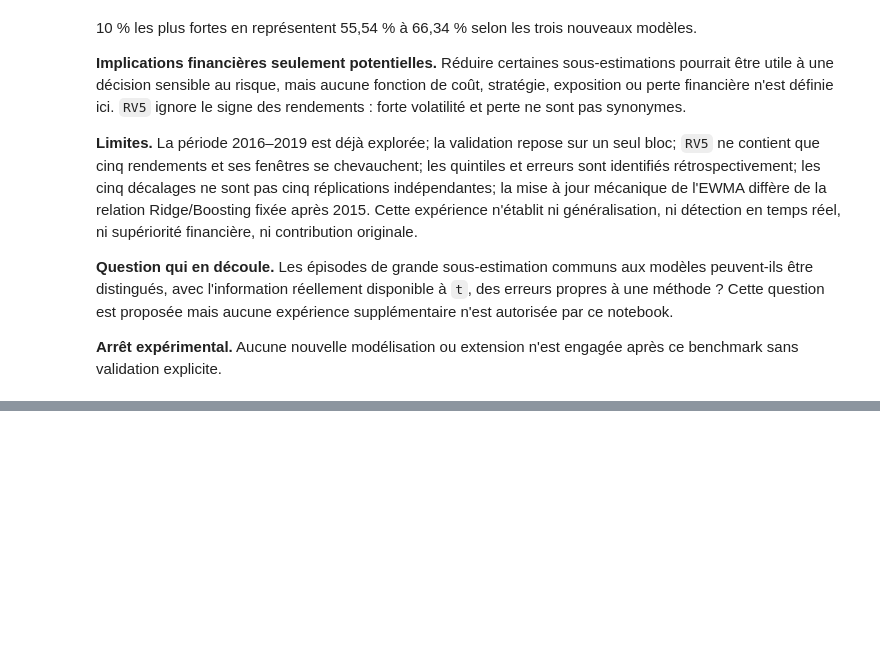
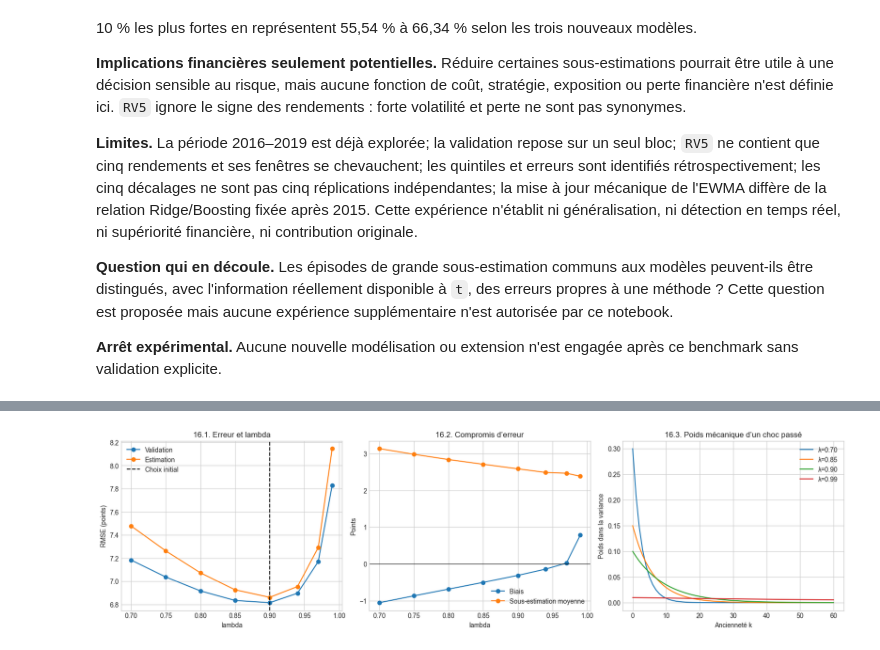
Before and after one commit to MOSSAWIII/ai-financial-risk-reliability, a Jupyter notebook: notebooks/05_benchmark_cinq_modeles.ipynb, the cells around one changed output, grey strips where cells are left out. Cells and saved outputs as stored; diff of their text form; code cells hidden in the pictures; blank space fills up the shorter version.

Commit message:
feat: deepen hyperparameter sensitivity analysis

```diff
--- a/notebooks/05_benchmark_cinq_modeles.ipynb
+++ b/notebooks/05_benchmark_cinq_modeles.ipynb
@@ -824,0 +911,22 @@ erreur absolue 5/5              34        12
+# %%
+fig, axes = plt.subplots(1, 3, figsize=(16, 4.3), constrained_layout=True)
+axes[0].plot(ewma_sensitivity['lambda'], ewma_sensitivity['RMSE'], marker='o', label='Validation')
+axes[0].plot(ewma_sensitivity['lambda'], ewma_sensitivity['RMSE_estimation'], marker='o', label='Estimation')
+axes[0].axvline(selected_lambda, color='black', linestyle='--', label='Choix initial')
+axes[0].set(title='16.1. Erreur et lambda', xlabel='lambda', ylabel='RMSE (points)')
+axes[0].legend()
+
+axes[1].plot(ewma_sensitivity['lambda'], ewma_sensitivity['biais'], marker='o', label='Biais')
+axes[1].plot(ewma_sensitivity['lambda'], ewma_sensitivity['sous_estimation_moyenne'], marker='o', label='Sous-estimation moyenne')
+axes[1].axhline(0, color='black', linewidth=.8)
+axes[1].set(title='16.2. Compromis d’erreur', xlabel='lambda', ylabel='Points')
+axes[1].legend()
+
+for lam in [0.70, 0.85, 0.90, 0.99]:
+    k = np.arange(61)
+    axes[2].plot(k, (1-lam) * lam**k, label=f'λ={lam:.2f}')
+axes[2].set(title='16.3. Poids mécanique d’un choc passé', xlabel='Ancienneté k', ylabel='Poids dans la variance')
+axes[2].legend()
+plt.show()
+# %% [output]
+[figure, added]
```
Also changed, not shown: parts of 27 cells of this notebook, 2 other files.
